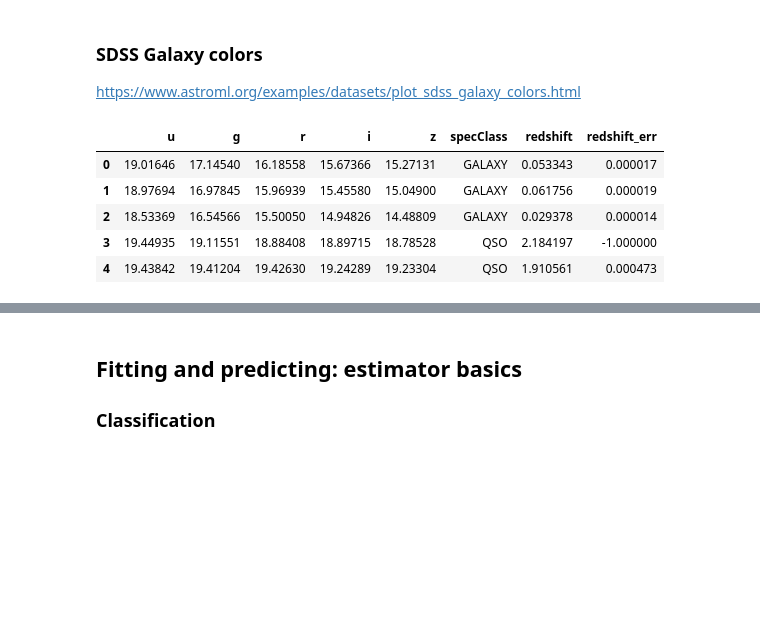
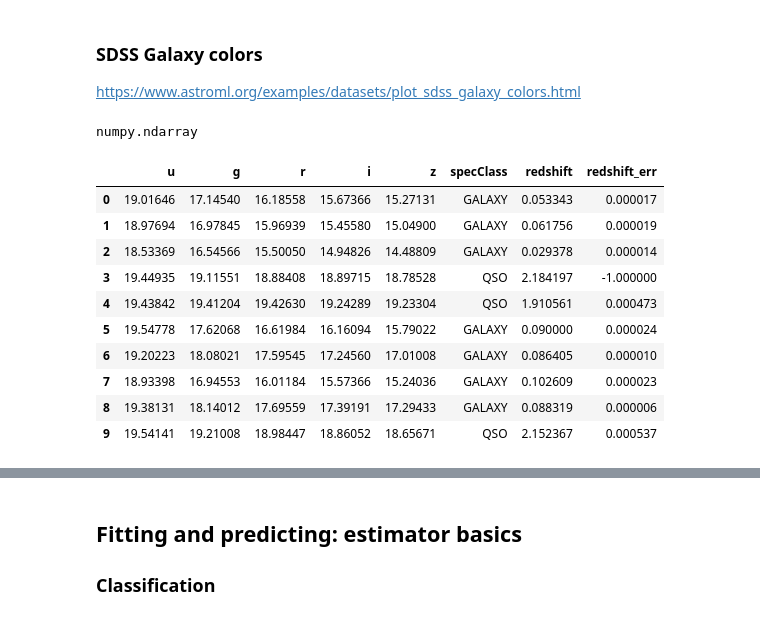
Before and after one commit to mvsantosdev/machine-learning-an-introduction-for-physics, a Jupyter notebook: notebooks/ScikitLearn.ipynb, the cells around one changed output, grey strips where cells are left out. Cells and saved outputs as stored; diff of their text form; code cells hidden in the pictures; blank space fills up the shorter version.

```diff
--- a/notebooks/ScikitLearn.ipynb
+++ b/notebooks/ScikitLearn.ipynb
@@ -212,13 +237,22 @@ from astroML.datasets import fetch_sdss_galaxy_colors
 # %%
-data = fetch_sdss_galaxy_colors()
+data = datasets.fetch_sdss_galaxy_colors()
+# %%
+type(data)
+# %% [output]
+numpy.ndarray
 # %%
 sdss = pd.DataFrame(data)
 # %%
-sdss.head()
+sdss.head(10)
 # %% [output]
 |  | u | g | r | i | z | specClass | redshift | redshift_err |
 | 0 | 19.01646 | 17.14540 | 16.18558 | 15.67366 | 15.27131 | GALAXY | 0.053343 | 0.000017 |
 | 1 | 18.97694 | 16.97845 | 15.96939 | 15.45580 | 15.04900 | GALAXY | 0.061756 | 0.000019 |
 | 2 | 18.53369 | 16.54566 | 15.50050 | 14.94826 | 14.48809 | GALAXY | 0.029378 | 0.000014 |
 | 3 | 19.44935 | 19.11551 | 18.88408 | 18.89715 | 18.78528 | QSO | 2.184197 | -1.000000 |
 | 4 | 19.43842 | 19.41204 | 19.42630 | 19.24289 | 19.23304 | QSO | 1.910561 | 0.000473 |
+| 5 | 19.54778 | 17.62068 | 16.61984 | 16.16094 | 15.79022 | GALAXY | 0.090000 | 0.000024 |
+| 6 | 19.20223 | 18.08021 | 17.59545 | 17.24560 | 17.01008 | GALAXY | 0.086405 | 0.000010 |
+| 7 | 18.93398 | 16.94553 | 16.01184 | 15.57366 | 15.24036 | GALAXY | 0.102609 | 0.000023 |
+| 8 | 19.38131 | 18.14012 | 17.69559 | 17.39191 | 17.29433 | GALAXY | 0.088319 | 0.000006 |
+| 9 | 19.54141 | 19.21008 | 18.98447 | 18.86052 | 18.65671 | QSO | 2.152367 | 0.000537 |
```
Also changed, not shown: parts of 49 cells of this notebook, 14 other files.
